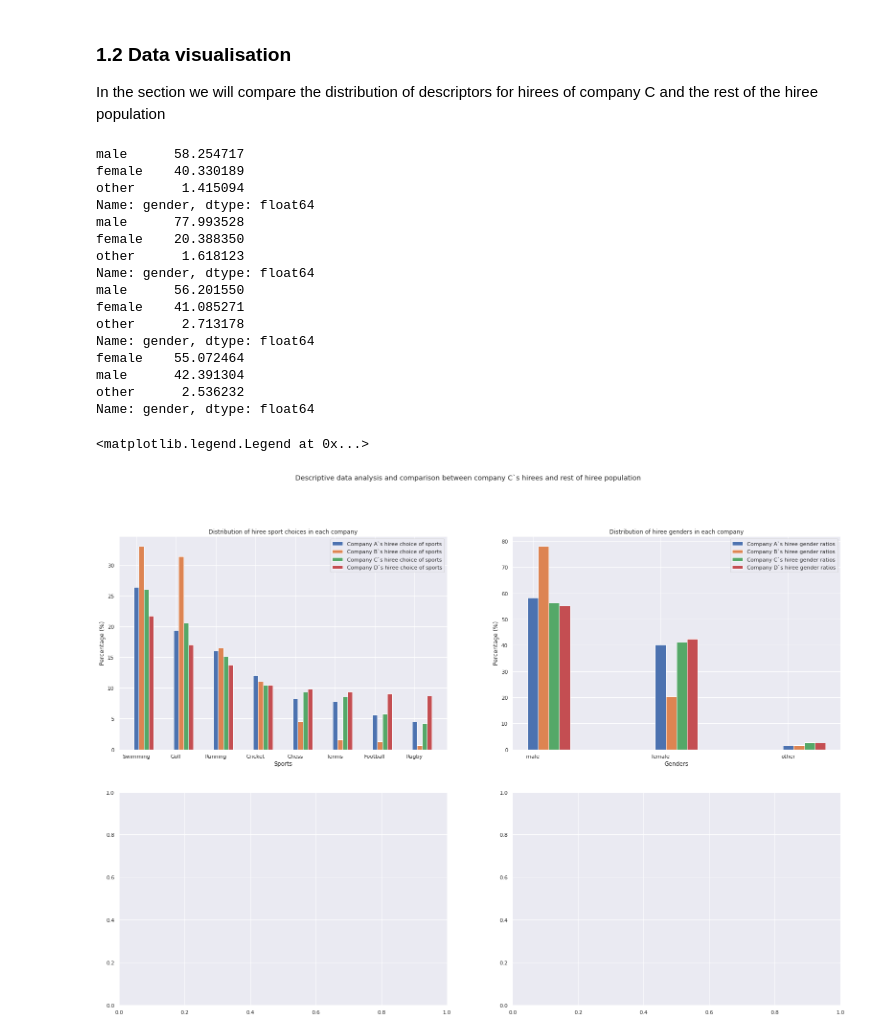
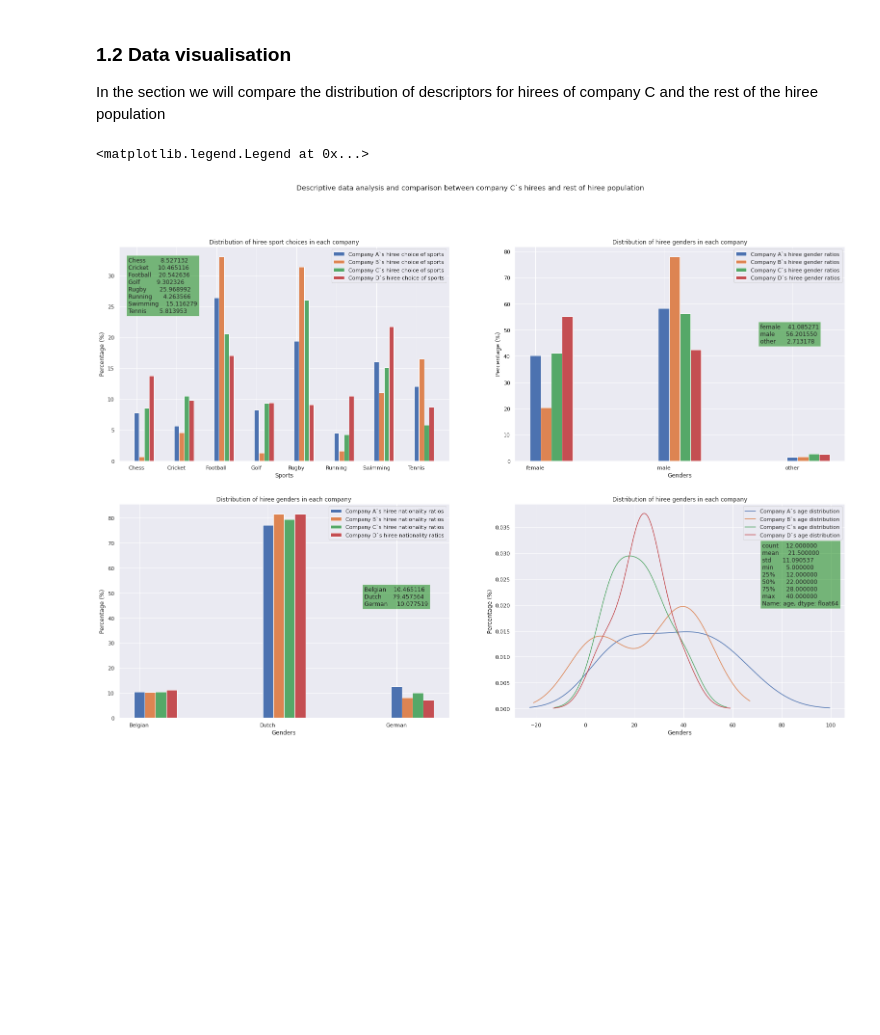
Before and after one commit to andrei-calin-dragomir/AdvisoryReportIDS, a Jupyter notebook: AdvisoryReport.ipynb, the cells around one changed output. Drawn from its saved outputs; the diff is of its cells as text; code cells hidden in the pictures; blank space fills up the shorter version.

Commit message:
Created complete plot templates to be used in visualisation

```diff
--- a/AdvisoryReport.ipynb
+++ b/AdvisoryReport.ipynb
@@ -81,64 +81,60 @@ fig.set_figheight(18)
 
 #First Plot
 XSportsAxis = np.arange(numberOfSports)
 
 for idx, x in enumerate(recruitmentData['company'].unique()):
     sportFrame = recruitmentData.query("decision and company == '" + str(x) + "'")['sport']
-    normalizedSportCounts = sportFrame.value_counts().divide(sportFrame.count()).multiply(100)
+    normalizedSportCounts = sportFrame.value_counts().sort_index().divide(sportFrame.count()).multiply(100)
+    if (x == 'C'): axs[0, 0].text(-0.2, 24, normalizedSportCounts.to_string(), bbox=dict(facecolor='green', alpha=0.5))
     axs[0, 0].bar(XSportsAxis + idx/numberOfSports, normalizedSportCounts, width= 1/numberOfSports, label='Company ' + str(x) + '`s hiree choice of sports')
 
 axs[0, 0].set_xticks(XSportsAxis)
-axs[0, 0].set_xticklabels(recruitmentData['sport'].unique().tolist())
+axs[0, 0].set_xticklabels(recruitmentData['sport'].sort_values().unique().tolist())
 axs[0, 0].set_xlabel('Sports')
 axs[0, 0].set_ylabel('Percentage (%)')
 axs[0, 0].set_title('Distribution of hiree sport choices in each company')
 axs[0, 0].legend()
 
 #Second Plot
 XGendersAxis = np.arange(numberOfGenders)
 for idx, x in enumerate(recruitmentData['company'].unique()):
     genderColumn = recruitmentData.query("decision and company == '" + str(x) + "'")['gender']
-    normalizedGenderCounts = genderColumn.value_counts().divide(genderColumn.count()).multiply(100)
-    print(normalizedGenderCounts)
+    normalizedGenderCounts = genderColumn.value_counts().sort_index().divide(genderColumn.count()).multiply(100)
+    if (x == 'C'): axs[0, 1].text(1.75, 45, normalizedGenderCounts.to_string(), bbox=dict(facecolor='green', alpha=0.5))
     axs[0, 1].bar(XGendersAxis + idx/(numberOfGenders * 4), normalizedGenderCounts, width= 1/(numberOfGenders * 4), label='Company ' + str(x) + '`s hiree gender ratios')
 
 axs[0, 1].set_xticks(XGendersAxis)
-axs[0, 1].set_xticklabels([recruitmentData['gender'].unique().tolist()[i] for i in [1, 0, 2]]) #Had to do some python magic to swap order so that it corresponds to graph values -_-
+axs[0, 1].set_xticklabels(recruitmentData['gender'].sort_values().unique().tolist())
 axs[0, 1].set_xlabel('Genders')
 axs[0, 1].set_ylabel('Percentage (%)')
 axs[0, 1].set_title('Distribution of hiree genders in each company')
 axs[0, 1].legend()
 
 #Third Plot
-XGendersAxis = np.arange(numberOfGenders)
+XNationalitiesAxis = np.arange(numberOfNationalities)
 for idx, x in enumerate(recruitmentData['company'].unique()):
-    genderColumn = recruitmentData.query("decision and company == '" + str(x) + "'")['gender']
-    normalizedGenderCounts = genderColumn.value_counts().divide(genderColumn.count()).multiply(100)
-    print(normalizedGenderCounts)
-    axs[0, 1].bar(XGendersAxis + idx/(numberOfGenders * 4), normalizedGenderCounts, width= 1/(numberOfGenders * 4), label='Company ' + str(x) + '`s hiree gender ratios')
+    nationalityColumn = recruitmentData.query("decision and company == '" + str(x) + "'")['nationality']
+    normalizedNationalityCounts = nationalityColumn.value_counts().sort_index().divide(nationalityColumn.count()).multiply(100)
+    if (x == 'C'): axs[1, 0].text(1.75, 45, normalizedNationalityCounts.to_string(), bbox=dict(facecolor='green', alpha=0.5))
+    axs[1, 0].bar(XGendersAxis + idx/(numberOfNationalities * 4), normalizedNationalityCounts, width= 1/(numberOfNationalities * 4), label='Company ' + str(x) + '`s hiree nationality ratios')
 
-axs[0, 1].set_xticks(XGendersAxis)
-axs[0, 1].set_xticklabels([recruitmentData['gender'].unique().tolist()[i] for i in [1, 0, 2]]) #Had to do some python magic to swap order so that it corresponds to graph values -_-
-axs[0, 1].set_xlabel('Genders')
-axs[0, 1].set_ylabel('Percentage (%)')
-axs[0, 1].set_title('Distribution of hiree genders in each company')
-axs[0, 1].legend()
+axs[1, 0].set_xticks(XNationalitiesAxis)
+axs[1, 0].set_xticklabels(recruitmentData['nationality'].sort_values().unique().tolist())
+axs[1, 0].set_xlabel('Genders')
+axs[1, 0].set_ylabel('Percentage (%)')
+axs[1, 0].set_title('Distribution of hiree genders in each company')
+axs[1, 0].legend()
+
+#Fourth Plot
+for idx, x in enumerate(recruitmentData['company'].unique()):
+    ageColumn = recruitmentData.query("decision and company == '" + str(x) + "'")['age'].value_counts()
+    #TODO pick the range of the ageColumn.describe() to be from 1 to 7
+    if (x == 'C'): axs[1, 1].text(72, 0.02, str(ageColumn.describe()), bbox=dict(facecolor='green', alpha=0.5))
+    axs[1, 1] = ageColumn.plot(kind='density', label='Company ' + str(x) + '`s age distribution')
+axs[1, 1].set_xlabel('Genders')
+axs[1, 1].set_ylabel('Percentage (%)')
+axs[1, 1].set_title('Distribution of hiree genders in each company')
+axs[1, 1].legend()
 # %% [output]
-male      58.254717
-female    40.330189
-other      1.415094
-Name: gender, dtype: float64
-male      77.993528
-female    20.388350
-other      1.618123
-Name: gender, dtype: float64
-male      56.201550
-female    41.085271
-other      2.713178
-Name: gender, dtype: float64
-female    55.072464
-male      42.391304
-other      2.536232
-Name: gender, dtype: float64
+<matplotlib.legend.Legend at 0x...>
-<matplotlib.legend.Legend at 0x...>
-[figure, old version]
+[figure, new version]
```
